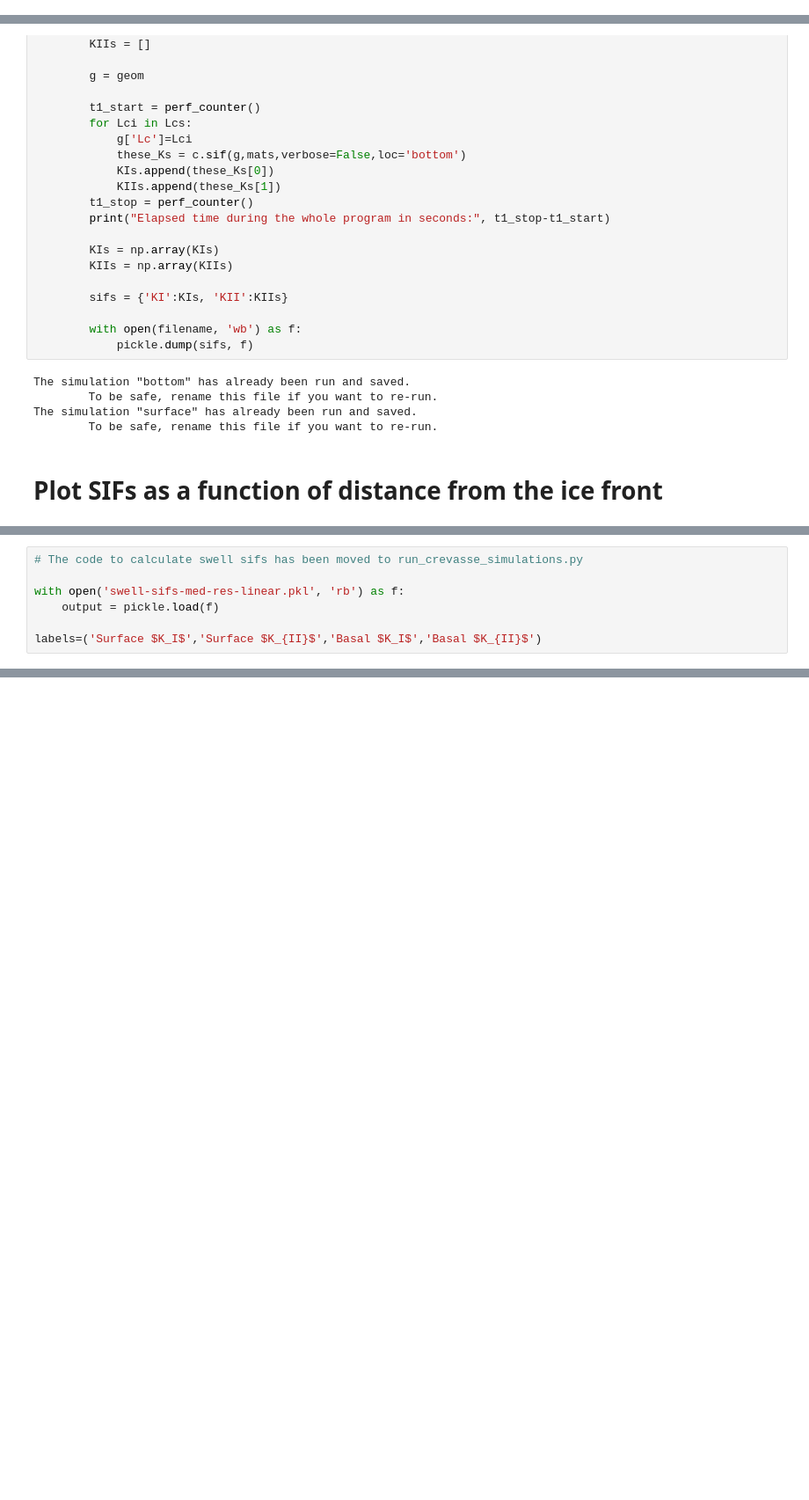
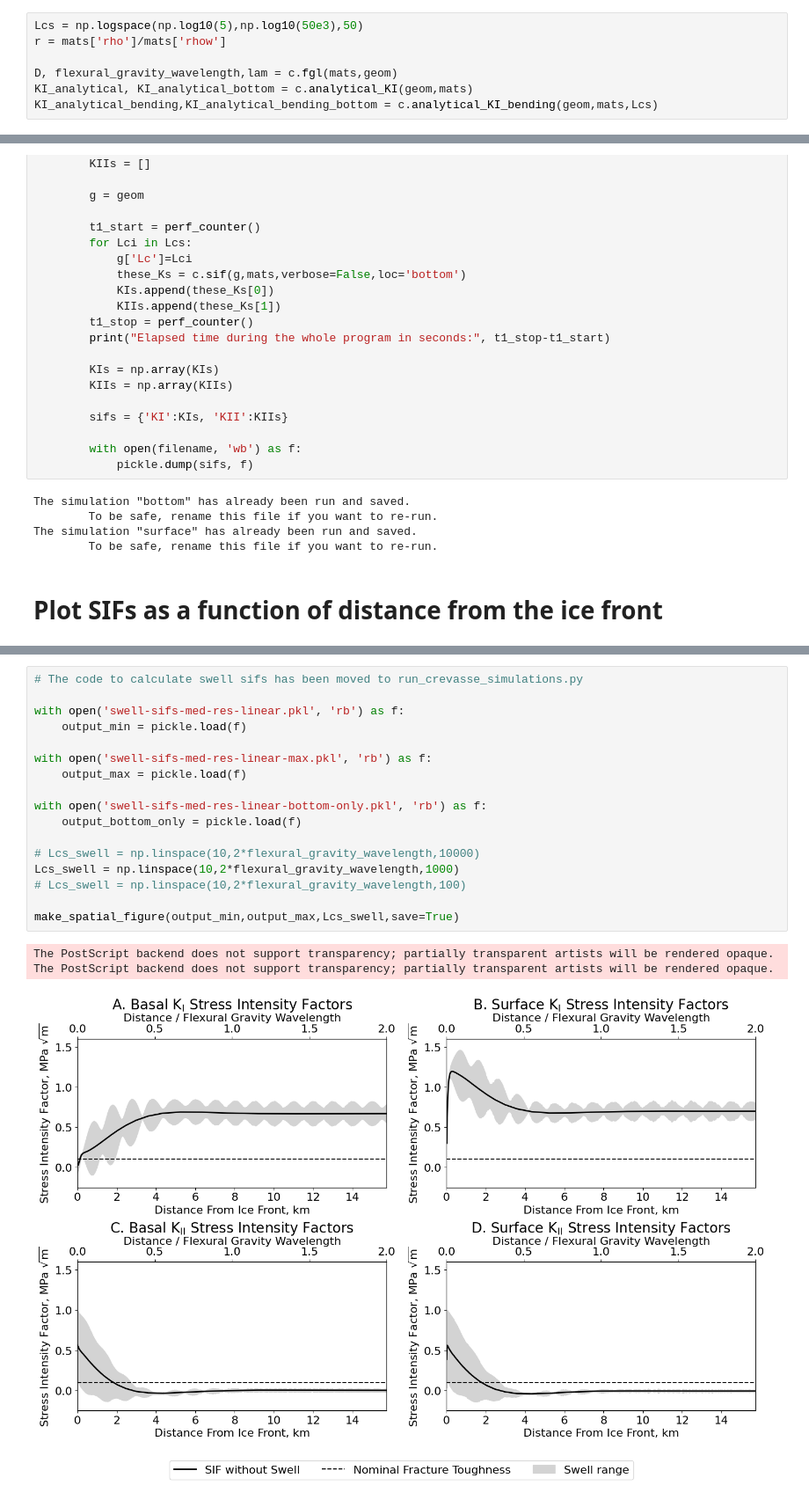
Before and after one commit to bradlipovsky/crevasserator, a Jupyter notebook: crevasse-model-parameter-space.ipynb, the cells around one changed output, grey strips where cells are left out. Shown: that part at 88% size. Saved outputs shown, nothing was run; the diff lists cells and outputs as text; blank space fills up the shorter version.

Commit message:
swell parameterization actually works now

```diff
--- a/crevasse-model-parameter-space.ipynb
+++ b/crevasse-model-parameter-space.ipynb
@@ -83,3 +42,10 @@ KI_analytical_bending_bottom = KI_analytical_bottom/1e6 - 1.12 * (sig_flex) * np
+# %%
+Lcs = np.logspace(np.log10(5),np.log10(50e3),50)
+r = mats['rho']/mats['rhow']
+
+D, flexural_gravity_wavelength,lam = c.fgl(mats,geom)
+KI_analytical, KI_analytical_bottom = c.analytical_KI(geom,mats)
+KI_analytical_bending,KI_analytical_bending_bottom = c.analytical_KI_bending(geom,mats,Lcs)
 # %% [markdown]
 # Calculate surface and bottom crevasse sifs for a range of locations
 Or, if this has already been done, just load them from a file instead.
@@ -189,8 +156 @@ The PostScript backend does not support transparency; partially transparent arti
-# %%
-# The code to calculate swell sifs has been moved to run_crevasse_simulations.py
-
-with open('swell-sifs-med-res-linear.pkl', 'rb') as f:
-    output = pickle.load(f)
-
-labels=('Surface $K_I$','Surface $K_{II}$','Basal $K_I$','Basal $K_{II}$')
 # %%
@@ -245,0 +203,21 @@ The PostScript backend does not support transparency; partially transparent arti
+# %%
+# The code to calculate swell sifs has been moved to run_crevasse_simulations.py
+
+with open('swell-sifs-med-res-linear.pkl', 'rb') as f:
+    output_min = pickle.load(f)
+
+with open('swell-sifs-med-res-linear-max.pkl', 'rb') as f:
+    output_max = pickle.load(f)
+
+with open('swell-sifs-med-res-linear-bottom-only.pkl', 'rb') as f:
+    output_bottom_only = pickle.load(f)
+
+# Lcs_swell = np.linspace(10,2*flexural_gravity_wavelength,10000)
+Lcs_swell = np.linspace(10,2*flexural_gravity_wavelength,1000)
+# Lcs_swell = np.linspace(10,2*flexural_gravity_wavelength,100)
+
+make_spatial_figure(output_min,output_max,Lcs_swell,save=True)
+# %% [output]
+The PostScript backend does not support transparency; partially transparent artists will be rendered opaque.
+The PostScript backend does not support transparency; partially transparent artists will be rendered opaque.
+[figure, added]
```
Also changed, not shown: parts of 9 cells of this notebook, 8 other files.
